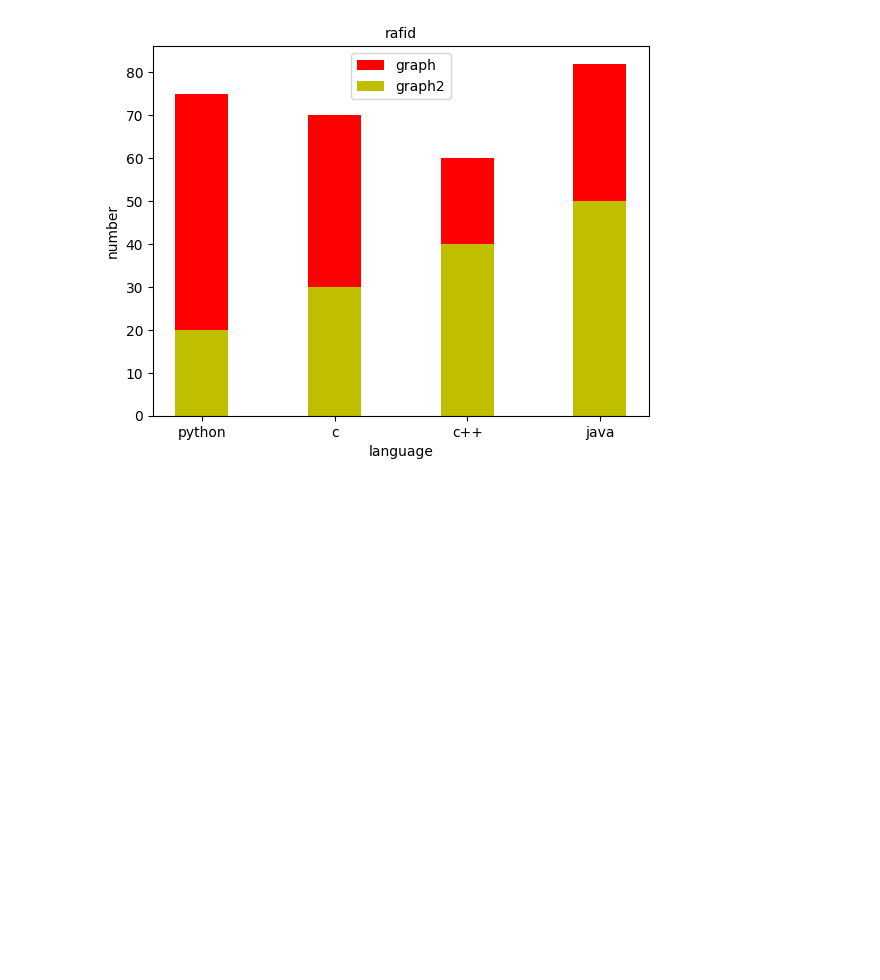
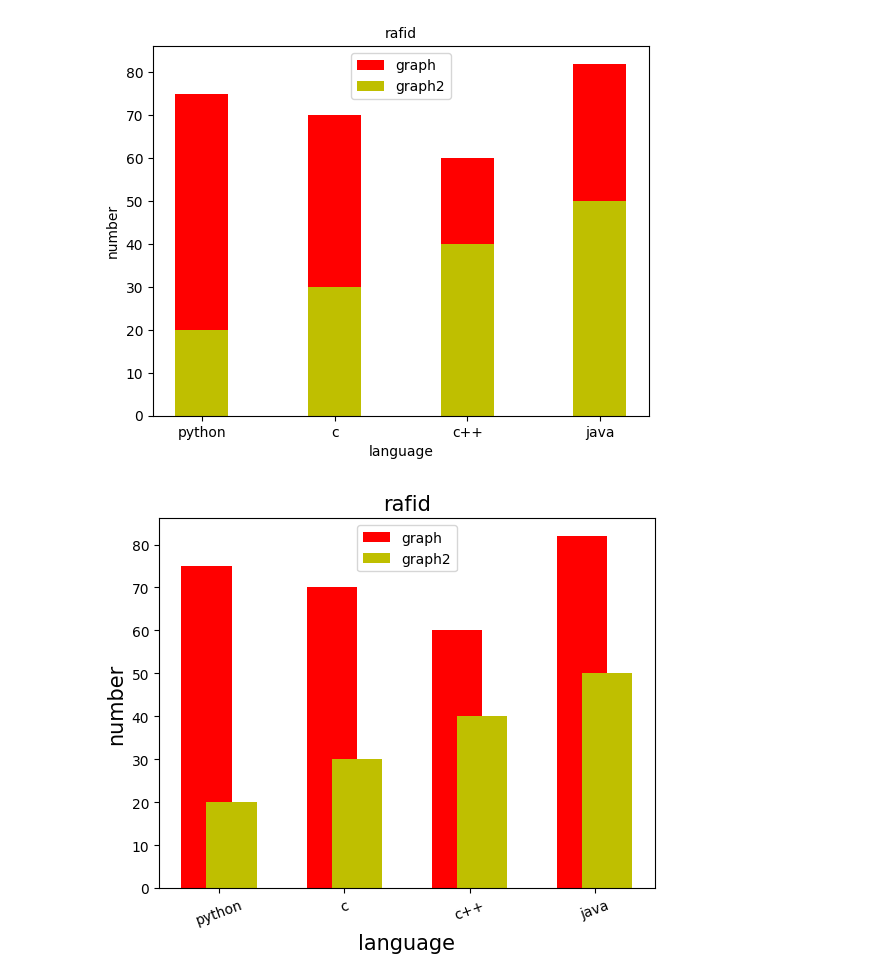
Before and after one commit to RBH2004/matplotlib, a Jupyter notebook: second.ipynb, the cells around one changed output. Drawn from its saved outputs; the diff is of its cells as text; code cells hidden in the pictures; blank space fills up the shorter version.

```diff
--- a/second.ipynb
+++ b/second.ipynb
@@ -58,13 +58,22 @@ plt.show()
 # %% [output]
 [figure]
 # %%
+import numpy as np
 x=['python','c','c++','java']
 y=[75,70,60,82]
 z=[20,30,40,50]
-plt.xlabel('language',fontsize=10)
-plt.ylabel('number',fontsize=10)
-plt.title('rafid',fontsize=10)
-plt.bar(x,y,width=0.4,color='r',label='graph')#using width and color parameter
-plt.bar(x,z,width=0.4,color='y',label='graph2')#using width and color parameter
+
+width=0.2
+p=np.arange(len(x))
+p1=[j+width for j in p]
+plt.xlabel('language',fontsize=15)
+plt.ylabel('number',fontsize=15)
+plt.title('rafid',fontsize=15)
+plt.bar(p,y,width=0.4,color='r',label='graph')#using width and color parameter
+plt.bar(p1,z,width=0.4,color='y',label='graph2')#using width and color parameter
+
+plt.xticks(p+width/2,x,rotation=20)
 plt.legend()
 plt.show()
+# %% [output]
+[figure, added]
```
Also changed, not shown: parts of 1 cell of this notebook, 2 other files.
